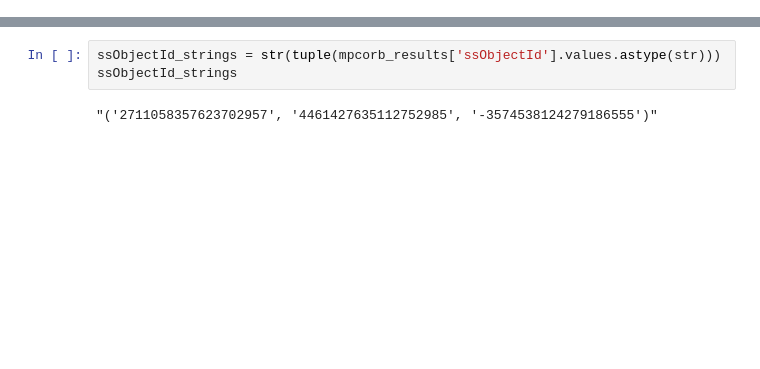
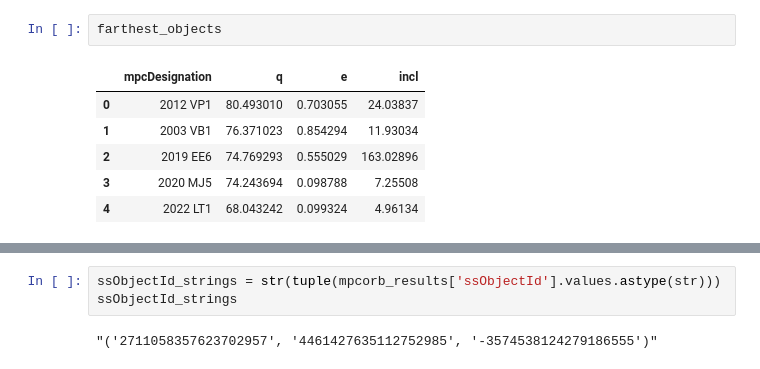
Before and after one commit to rubin-dp0/delegate-contributions-dp03, a Jupyter notebook: ephemerides_investigation/DP0.3 Tutorial Investigation.ipynb, the cells around one changed output, grey strips where cells are left out. Cells and saved outputs as stored; diff of their text form; blank space fills up the shorter version.

```diff
--- a/ephemerides_investigation/DP0.3 Tutorial Investigation.ipynb
+++ b/ephemerides_investigation/DP0.3 Tutorial Investigation.ipynb
@@ -19,0 +86,9 @@ from astroquery.jplhorizons import Horizons
+# %%
+farthest_objects
+# %% [output]
+|  | mpcDesignation | q | e | incl |
+| 0 | 2012 VP1 | 80.493010 | 0.703055 | 24.03837 |
+| 1 | 2003 VB1 | 76.371023 | 0.854294 | 11.93034 |
+| 2 | 2019 EE6 | 74.769293 | 0.555029 | 163.02896 |
+| 3 | 2020 MJ5 | 74.243694 | 0.098788 | 7.25508 |
+| 4 | 2022 LT1 | 68.043242 | 0.099324 | 4.96134 |
```
Also changed, not shown: parts of 34 cells of this notebook.
